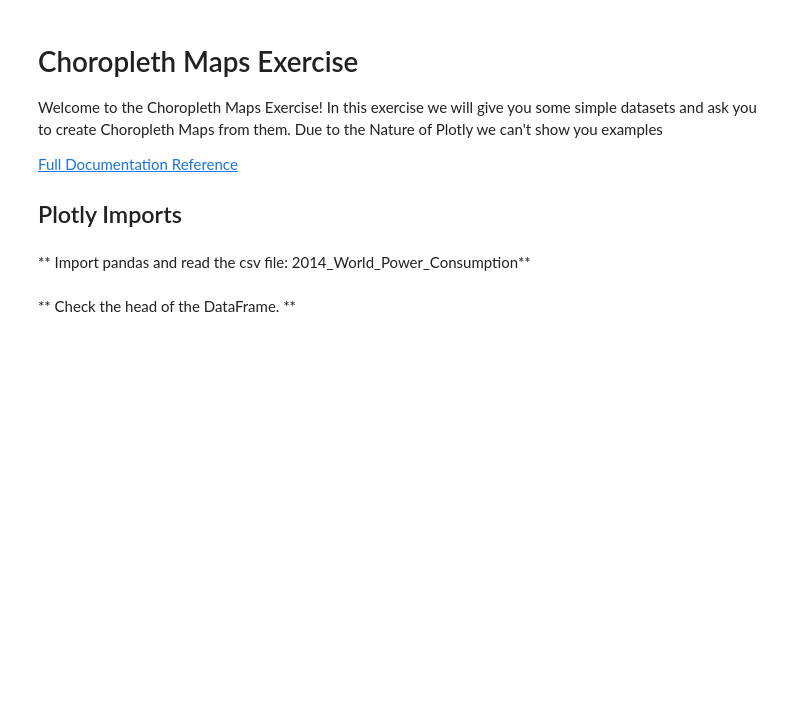
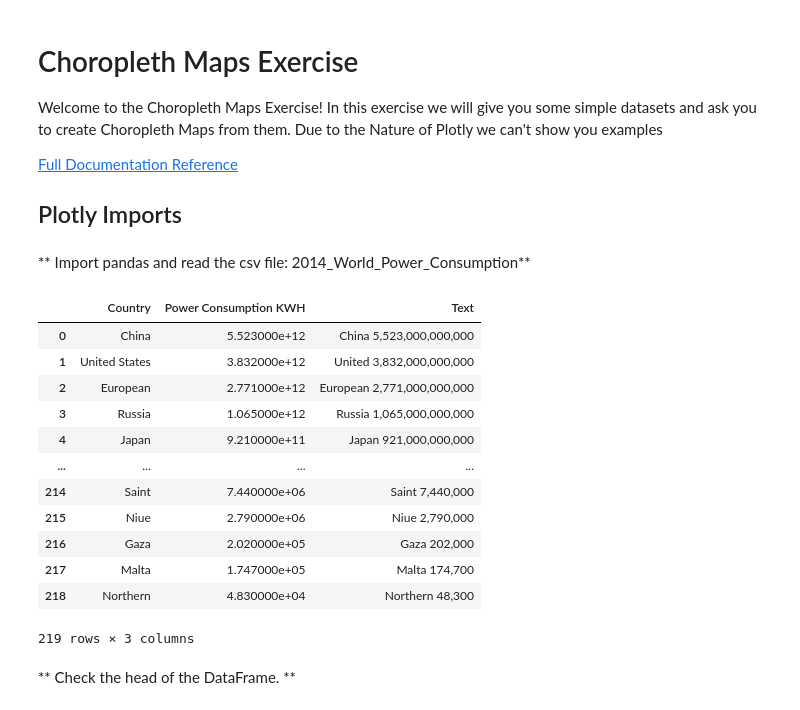
Before and after one commit to LuisReyes98/udemy-machine-learning, a Jupyter notebook: 09-Geographical-Plotting/02-Choropleth Maps Exercise.ipynb, the cells around one changed output. Saved outputs shown, nothing was run; the diff lists cells and outputs as text; code cells hidden in the pictures; blank space fills up the shorter version.

```diff
--- a/09-Geographical-Plotting/02-Choropleth Maps Exercise.ipynb
+++ b/09-Geographical-Plotting/02-Choropleth Maps Exercise.ipynb
@@ -17,5 +17,24 @@ from plotly.offline import init_notebook_mode,iplot
 init_notebook_mode(connected=True)
 # %% [markdown]
 ** Import pandas and read the csv file: 2014_World_Power_Consumption**
+# %%
+import pandas as pd
+
+df = pd.read_csv('2014_World_Power_Consumption')
+df
+# %% [output]
+|  | Country | Power Consumption KWH | Text |
+| 0 | China | 5.523000e+12 | China 5,523,000,000,000 |
+| 1 | United States | 3.832000e+12 | United 3,832,000,000,000 |
+| 2 | European | 2.771000e+12 | European 2,771,000,000,000 |
+| 3 | Russia | 1.065000e+12 | Russia 1,065,000,000,000 |
+| 4 | Japan | 9.210000e+11 | Japan 921,000,000,000 |
+| ... | ... | ... | ... |
+| 214 | Saint | 7.440000e+06 | Saint 7,440,000 |
+| 215 | Niue | 2.790000e+06 | Niue 2,790,000 |
+| 216 | Gaza | 2.020000e+05 | Gaza 202,000 |
+| 217 | Malta | 1.747000e+05 | Malta 174,700 |
+| 218 | Northern | 4.830000e+04 | Northern 48,300 |
+219 rows × 3 columns
 # %% [markdown]
 ** Check the head of the DataFrame. **
```
Also changed, not shown: parts of 10 cells of this notebook.
